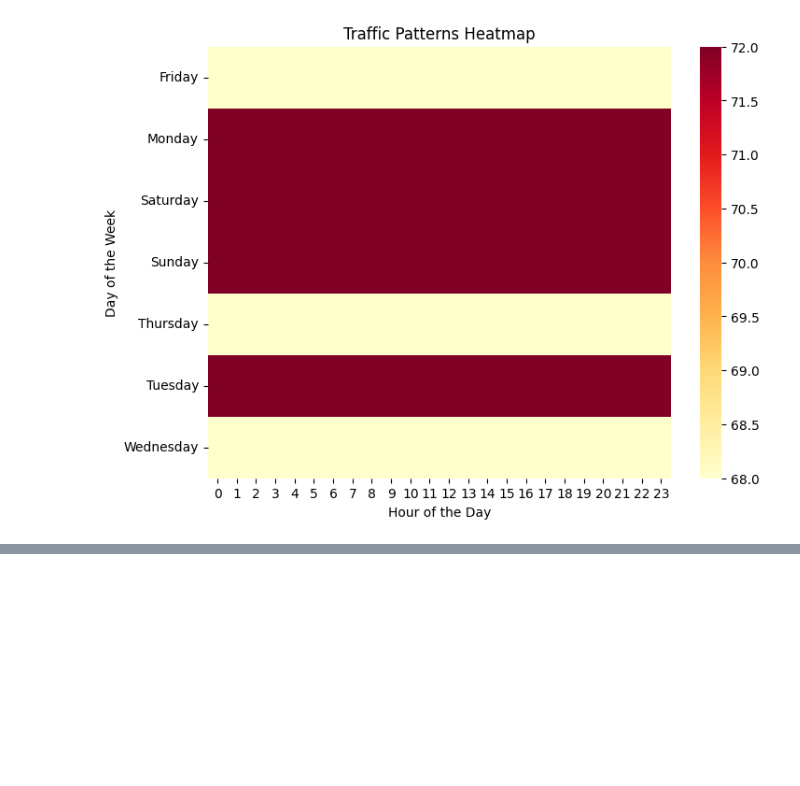
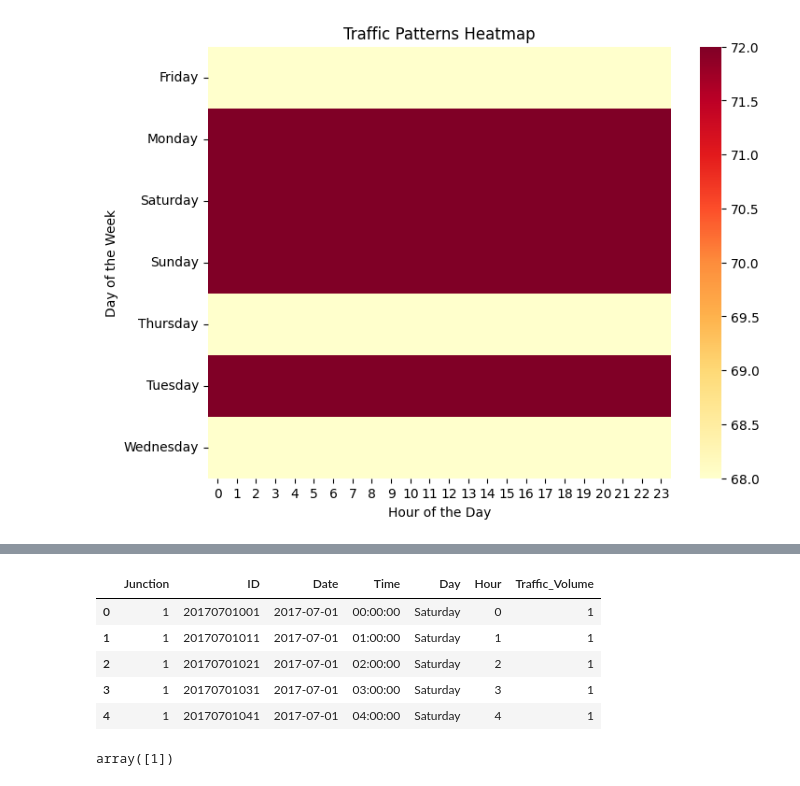
Before and after one commit to SamDurga2507/Traffic-management-project, a Jupyter notebook: Traffic_control.ipynb, the cells around one changed output, grey strips where cells are left out. Cells and saved outputs as stored; diff of their text form; code cells hidden in the pictures; blank space fills up the shorter version.

```diff
--- a/Traffic_control.ipynb
+++ b/Traffic_control.ipynb
@@ -168,0 +181,5 @@ plt.show()
+# %%
+# create the Hour column
+df['Hour']=pd.to_datetime(df['Time']).dt.hour
+# %%
+Traffic_Volume=df.groupby(['Junction','Date','Hour']).size().reset_index(name='Traffic_Volume')
@@ -168,0 +188,13 @@ plt.show()
+# %%
+df.head()
+# %% [output]
+|  | Junction | ID | Date | Time | Day | Hour | Traffic_Volume |
+| 0 | 1 | 20170701001 | 2017-07-01 | 00:00:00 | Saturday | 0 | 1 |
+| 1 | 1 | 20170701011 | 2017-07-01 | 01:00:00 | Saturday | 1 | 1 |
+| 2 | 1 | 20170701021 | 2017-07-01 | 02:00:00 | Saturday | 2 | 1 |
+| 3 | 1 | 20170701031 | 2017-07-01 | 03:00:00 | Saturday | 3 | 1 |
+| 4 | 1 | 20170701041 | 2017-07-01 | 04:00:00 | Saturday | 4 | 1 |
+# %%
+df['Traffic_Volume'].unique()
+# %% [output]
+array([1])
```
Also changed, not shown: parts of 19 cells of this notebook.
